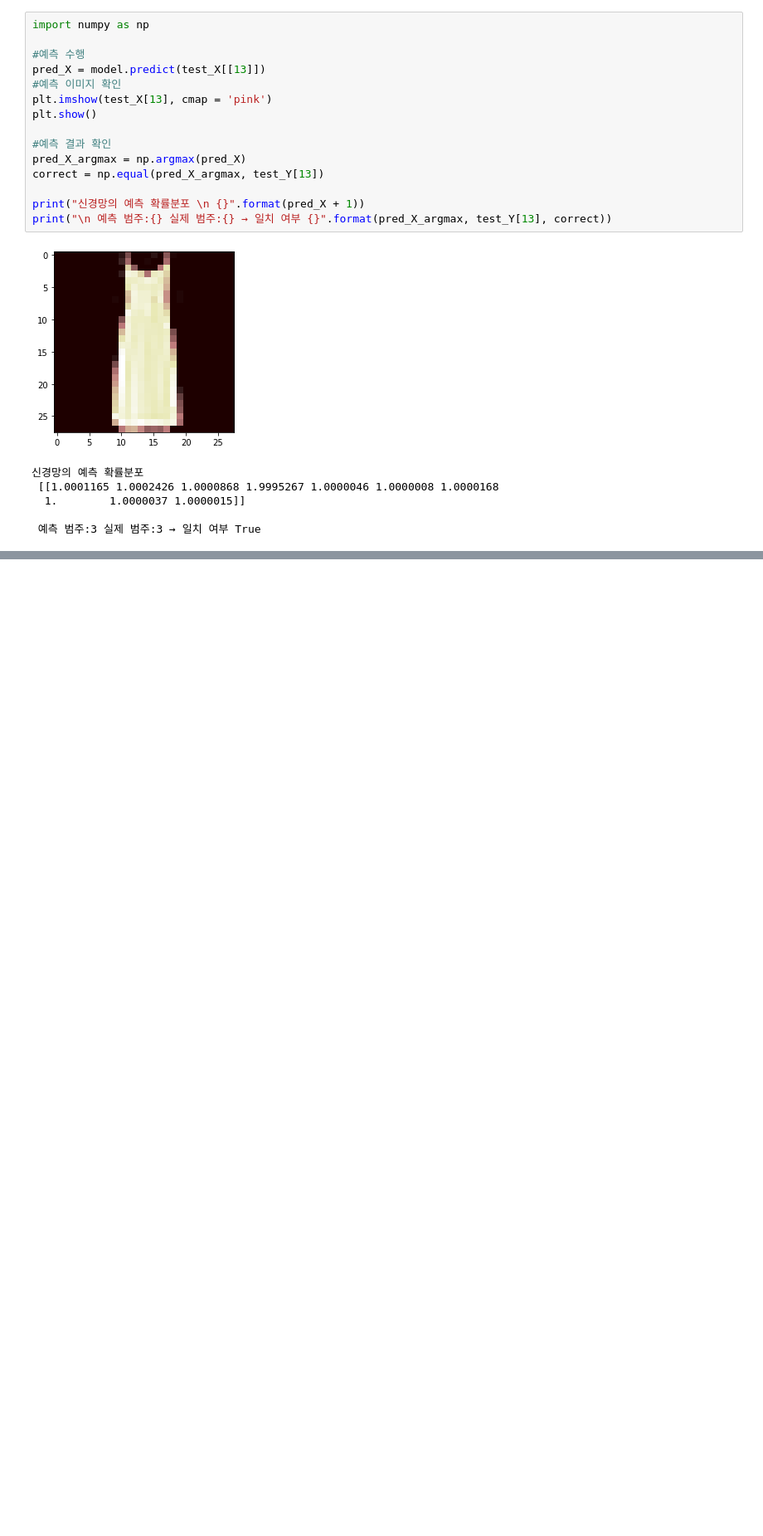
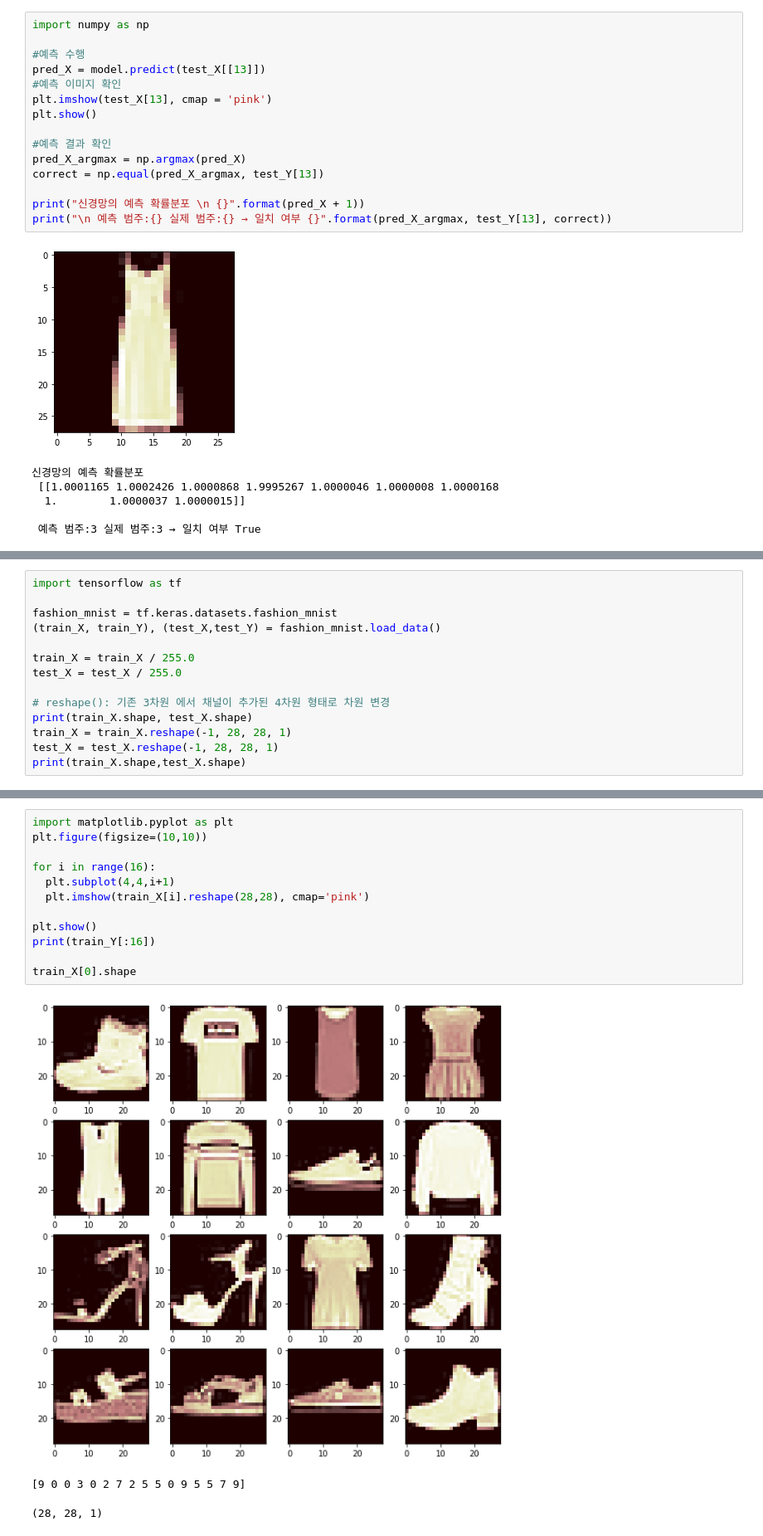
Before and after one commit to wonkwonlee/ai-study-note, a Jupyter notebook: Python-and-Data-Visualization/tf-cnn.ipynb, the cells around one changed output, grey strips where cells are left out. Shown at 83% size. Drawn from its saved outputs; the diff is of its cells as text; blank space fills up the shorter version.

Commit message:
Implement CNN with tensorflow
Update with 04/14 lecture.

```diff
--- a/Python-and-Data-Visualization/tf-cnn.ipynb
+++ b/Python-and-Data-Visualization/tf-cnn.ipynb
@@ -125,0 +144,14 @@ print("\n 예측 범주:{} 실제 범주:{} → 일치 여부 {}".format(pred_X_
+# %%
+import tensorflow as tf
+
+fashion_mnist = tf.keras.datasets.fashion_mnist
+(train_X, train_Y), (test_X,test_Y) = fashion_mnist.load_data()
+
+train_X = train_X / 255.0
+test_X = test_X / 255.0
+
+# reshape(): 기존 3차원 에서 채널이 추가된 4차원 형태로 차원 변경
+print(train_X.shape, test_X.shape)
+train_X = train_X.reshape(-1, 28, 28, 1)
+test_X = test_X.reshape(-1, 28, 28, 1)
+print(train_X.shape,test_X.shape)
@@ -125,0 +169,16 @@ print("\n 예측 범주:{} 실제 범주:{} → 일치 여부 {}".format(pred_X_
+# %%
+import matplotlib.pyplot as plt
+plt.figure(figsize=(10,10))
+
+for i in range(16):
+  plt.subplot(4,4,i+1)
+  plt.imshow(train_X[i].reshape(28,28), cmap='pink')
+
+plt.show()
+print(train_Y[:16])
+
+train_X[0].shape
+# %% [output]
+[figure, added]
+[9 0 0 3 0 2 7 2 5 5 0 9 5 5 7 9]
+(28, 28, 1)
```
Also changed, not shown: parts of 24 cells of this notebook.
